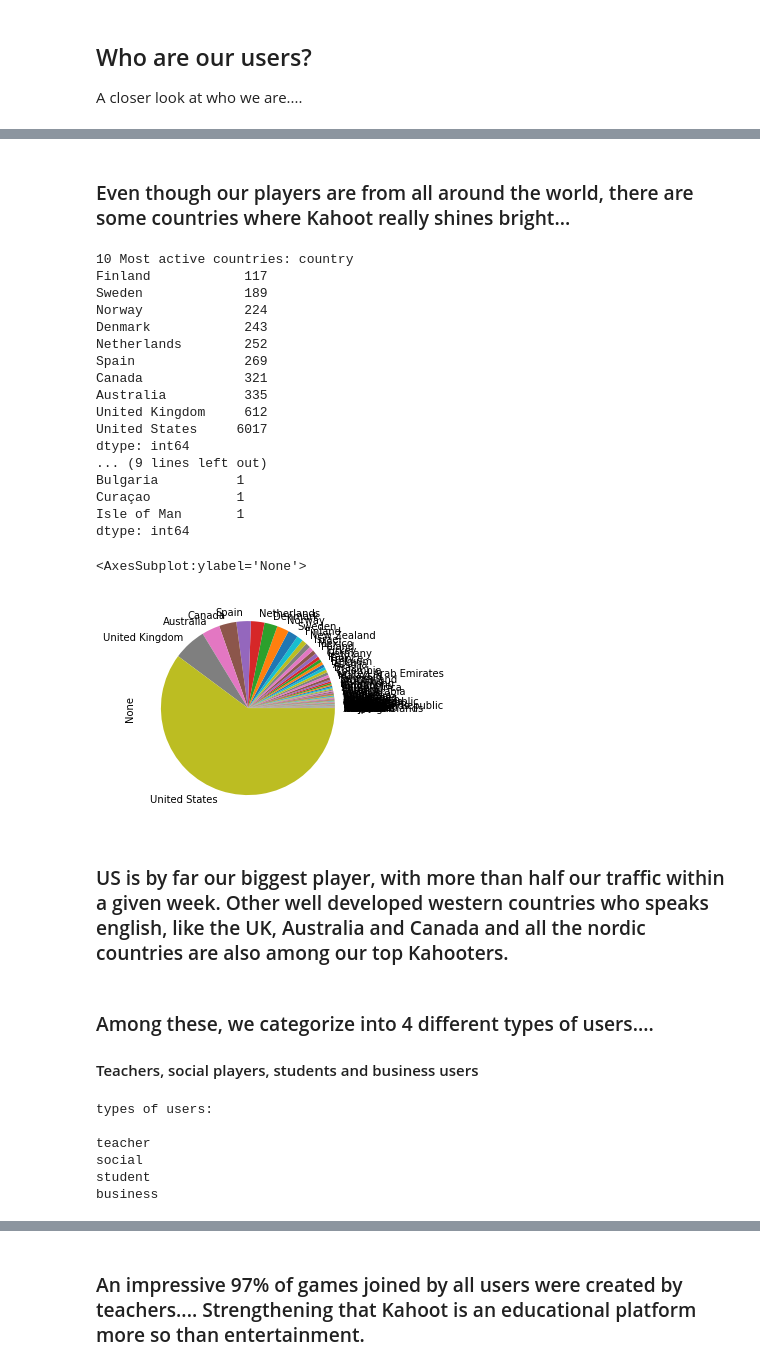
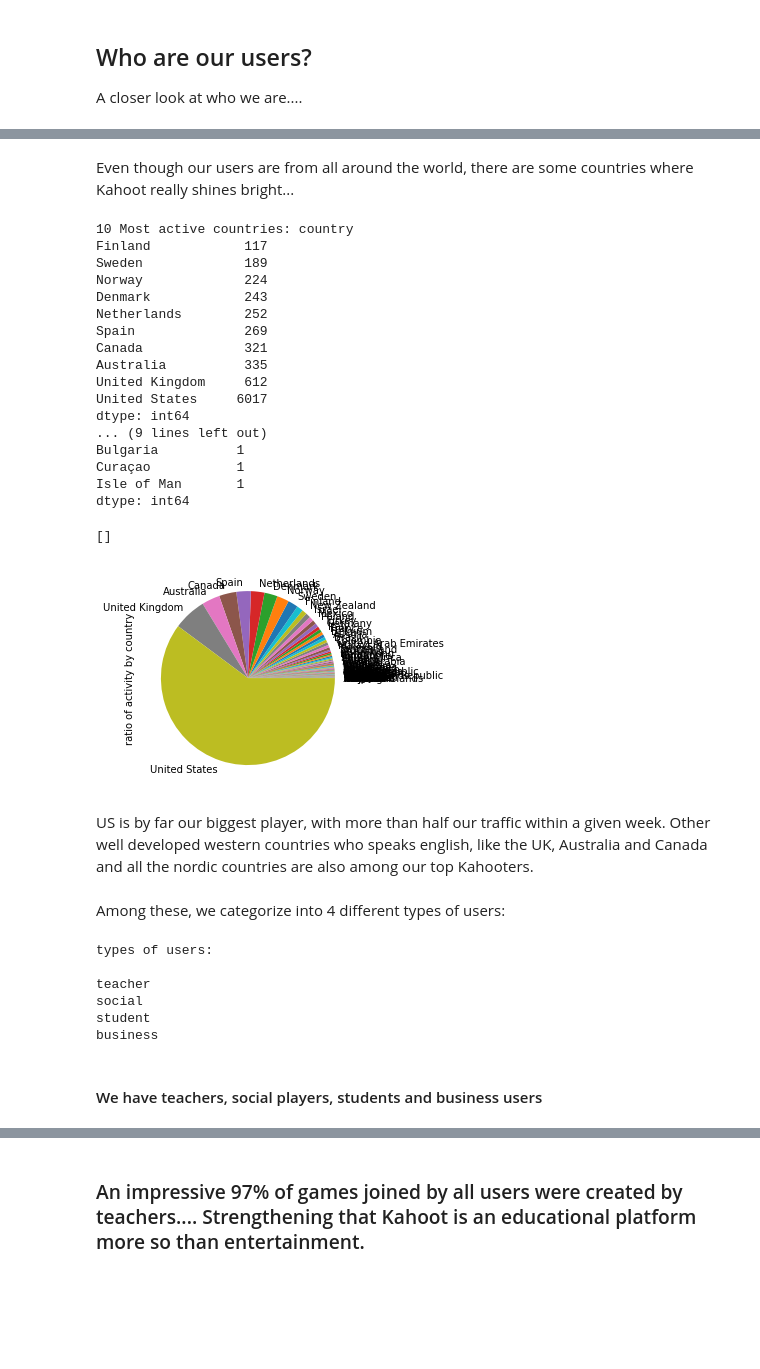
Before and after one commit to addiryan/Kahoot-challenge, a Jupyter notebook: Part_3.ipynb, the cells around one changed output, grey strips where cells are left out. Drawn from its saved outputs; the diff is of its cells as text; code cells hidden in the pictures; blank space fills up the shorter version.

```diff
--- a/Part_3.ipynb
+++ b/Part_3.ipynb
@@ -39,35 +28,34 @@ array(['Spain', 'United States', 'South Africa', 'Denmark', 'Australia',
 # %% [markdown]
-### Even though our players are from all around the world, there are some countries where Kahoot really shines bright...
+Even though our users are from all around the world, there are some countries where Kahoot really shines bright...
 # %%
-# @hidden_cell
 country_activity = df_users.groupby("country").size().sort_values()
 print(f"10 Most active countries: {country_activity[-10:]}\n\n10 least active countries: {country_activity[:10]}")
-country_activity.plot.pie()
+fig = country_activity.plot.pie(label="ratio of activity by country")
+fig.plot()
 # %% [output]
 10 Most active countries: country
 Finland            117
 Sweden             189
 Norway             224
 Denmark            243
 Netherlands        252
 Spain              269
 Canada             321
 Australia          335
 United Kingdom     612
 United States     6017
 dtype: int64
 ... (9 lines left out)
 Bulgaria          1
 Curaçao           1
 Isle of Man       1
 dtype: int64
-<AxesSubplot:ylabel='None'>
+[]
-[figure, old version]
+[figure, new version]
 # %% [markdown]
-### US is by far our biggest player, with more than half our traffic within a given week. Other well developed western countries who speaks english, like the UK, Australia and Canada and all the nordic countries are also among our top Kahooters.
+US is by far our biggest player, with more than half our traffic within a given week. Other well developed western countries who speaks english, like the UK, Australia and Canada and all the nordic countries are also among our top Kahooters.
 # %% [markdown]
-### Among these, we categorize into 4 different types of users....
-#### Teachers, social players, students and business users
+Among these, we categorize into 4 different types of users:
 # %%
 # @hidden_cell
 print("types of users: \n")
@@ -82,4 +70,6 @@ teacher
 social
 student
 business
+# %% [markdown]
+#### We have teachers, social players, students and business users
 # %% [markdown]
```
Also changed, not shown: parts of 16 cells of this notebook, 1 other file.
